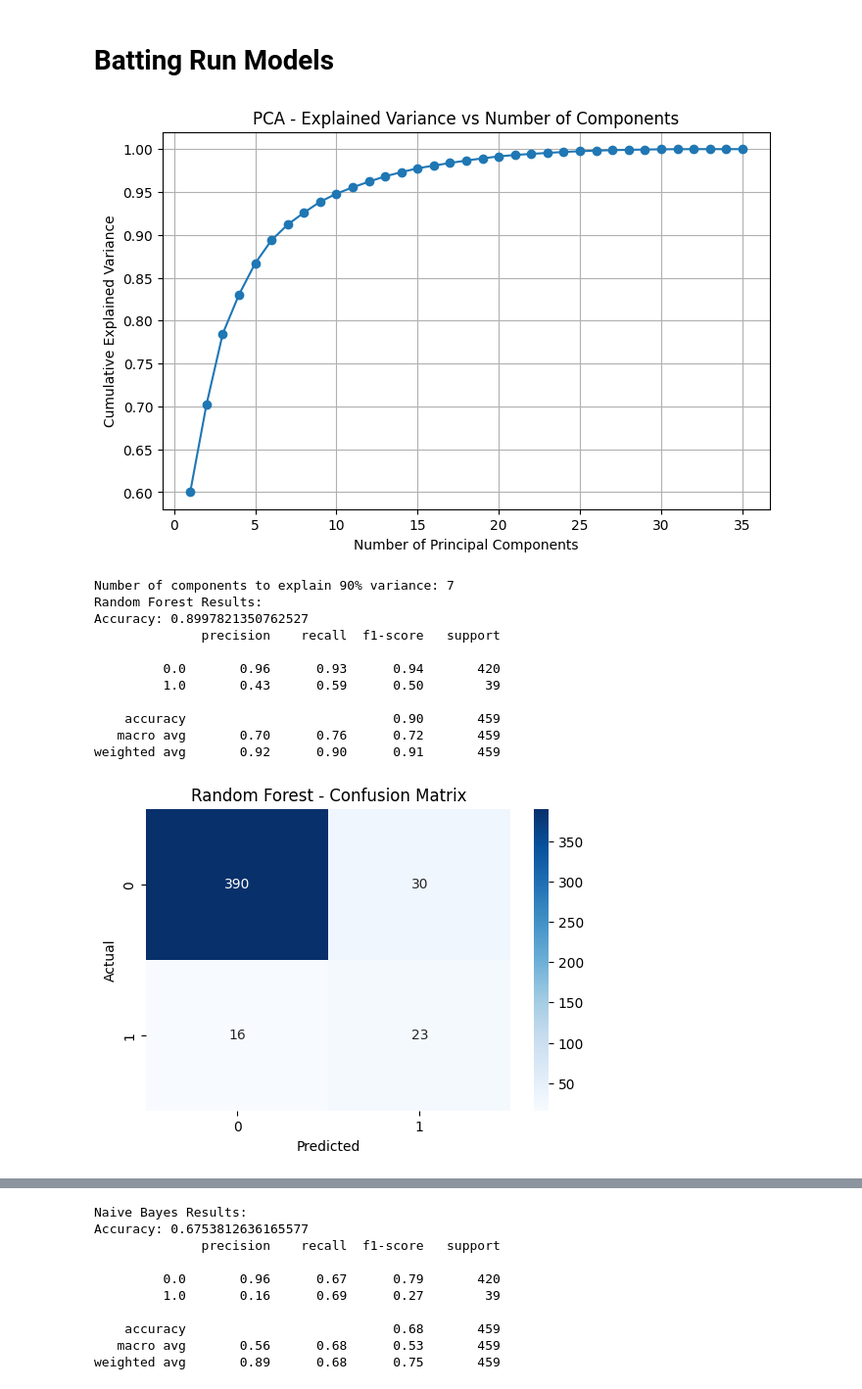
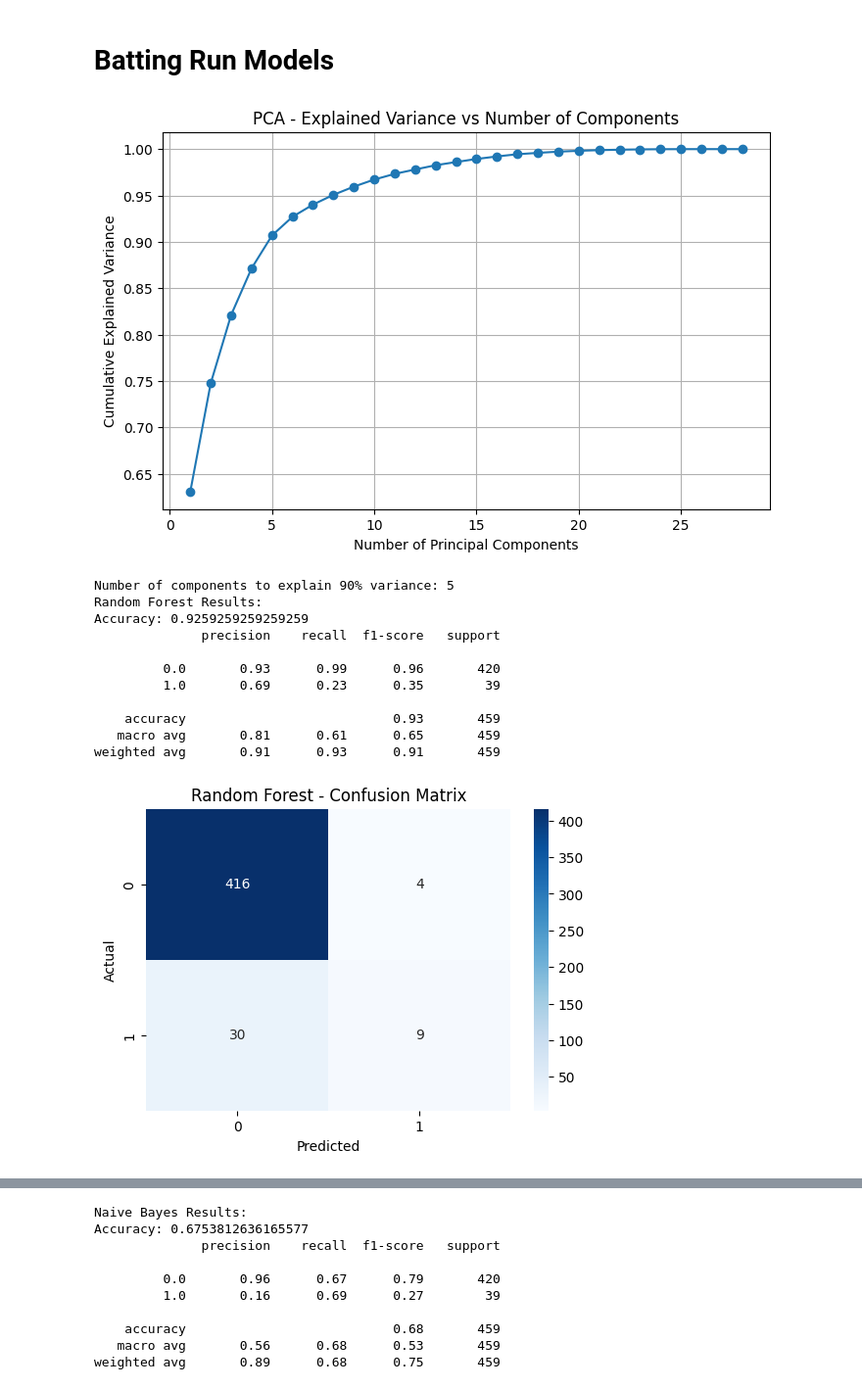
Before and after one commit to INFO-523-SU25/final-project-cortopassi-harville-pelley, a Jupyter notebook: notebooks/hall_of_fame.ipynb, the cells around one changed output, grey strips where cells are left out. Shown at 98% size. Saved outputs shown, nothing was run; the diff lists cells and outputs as text; code cells hidden in the pictures.

```diff
--- a/notebooks/hall_of_fame.ipynb
+++ b/notebooks/hall_of_fame.ipynb
@@ -690,21 +695,17 @@ print(batting_hof_elig_transformed.columns.tolist())
 # Batting Run Models
 # %%
 # batting
-# X = batting_hof_elig_transformed.drop(columns=['inducted','hof_eligibility','playerID','nameFirst','nameLast','fielding_G','fielding_GS','career_DivWin','SF','GIDP','InnOuts','CS'])
+X = batting_hof_elig_transformed.drop(columns=['inducted','hof_eligibility','playerID','nameFirst','nameLast','fielding_G','fielding_GS','career_DivWin','SF','GIDP','InnOuts','CS'])
 # X = batting_hof_elig_transformed.drop(columns=['inducted','hof_eligibility','playerID','nameFirst','nameLast'])
 y = batting_hof_elig_transformed['inducted']
 
 # split: 80% train, 20% test
 X_train, X_test, y_train, y_test = train_test_split(X, y, test_size=0.2, random_state=42)
 
-smote = SMOTE(random_state=42)
-X_res, y_res = smote.fit_resample(X_train, y_train)
+# smote = SMOTE(random_state=42)
+# X_res, y_res = smote.fit_resample(X_train, y_train)
 
-# Select numeric columns for PCA (exclude playerID, names, etc.)
-exclude_cols = ['playerID', 'nameFirst', 'nameLast', 'inducted', 'hof_eligibility']
-numeric_cols = [col for col in batting_hof_elig_transformed.columns if col not in exclude_cols]
-
-X = batting_hof_elig_transformed[numeric_cols]
+weights = {0: 1, 1: 6}  # give 10x more weight to the inducted class
 
 # Standardize features
 scaler = StandardScaler()
@@ -731,18 +732,18 @@ num_components_90 = np.argmax(cumulative_variance >= 0.90) + 1
 print(f'Number of components to explain 90% variance: {num_components_90}')
 
 pca = PCA(n_components= 7)
-X_train_pca = pca.fit_transform(X_res)
+X_train_pca = pca.fit_transform(X_train)
 X_test_pca = pca.transform(X_test)
 
 
 # Random Forest
 rf_model = RandomForestClassifier(
-    n_estimators=200,
+    n_estimators=5000,
     max_depth=None,
     random_state=42,
-    class_weight='balanced'
+    class_weight=weights
 )
-rf_model.fit(X_train_pca, y_res)
+rf_model.fit(X_train_pca, y_train)
 
 # Predictions
 rf_preds = rf_model.predict(X_test_pca)
@@ -755,46 +756,46 @@ print(classification_report(y_test, rf_preds))
 def plot_confusion_matrix(y_true, y_pred, title):
     cm = confusion_matrix(y_true, y_pred)
     plt.figure(figsize=(6,4))
     sns.heatmap(cm, annot=True, fmt="d", cmap="Blues")
     plt.title(f"{title} - Confusion Matrix")
     plt.xlabel("Predicted")
     plt.ylabel("Actual")
     plt.show()
 
 # Random Forest
 plot_confusion_matrix(y_test, rf_preds, "Random Forest")
 
 # XGBoost
 xgb_model = XGBClassifier(
-    n_estimators=200,
+    n_estimators=5000,
     learning_rate=0.1,
     max_depth=5,
     subsample=0.8,
     colsample_bytree=0.8,
     random_state=42,
     eval_metric="logloss"
 )
-xgb_model.fit(X_train_pca, y_res)
+xgb_model.fit(X_train_pca, y_train)
 
 # Predictions
 xgb_preds = xgb_model.predict(X_test_pca)
 
 # Evaluation
 print("XGBoost Results:")
 print("Accuracy:", accuracy_score(y_test, xgb_preds))
 print(classification_report(y_test, xgb_preds))
 # %% [output]
-[figure, old version]
+[figure, new version]
-Number of components to explain 90% variance: 7
+Number of components to explain 90% variance: 5
 Random Forest Results:
-Accuracy: 0.8997821350762527
+Accuracy: 0.9259259259259259
               precision    recall  f1-score   support
 
-         0.0       0.96      0.93      0.94       420
-         1.0       0.43      0.59      0.50        39
+         0.0       0.93      0.99      0.96       420
+         1.0       0.69      0.23      0.35        39
 
-    accuracy                           0.90       459
-   macro avg       0.70      0.76      0.72       459
-weighted avg       0.92      0.90      0.91       459
+    accuracy                           0.93       459
+   macro avg       0.81      0.61      0.65       459
+weighted avg       0.91      0.93      0.91       459
-[figure, old version]
+[figure, new version]
 XGBoost Results:
```
Also changed, not shown: parts of 4 cells of this notebook.
